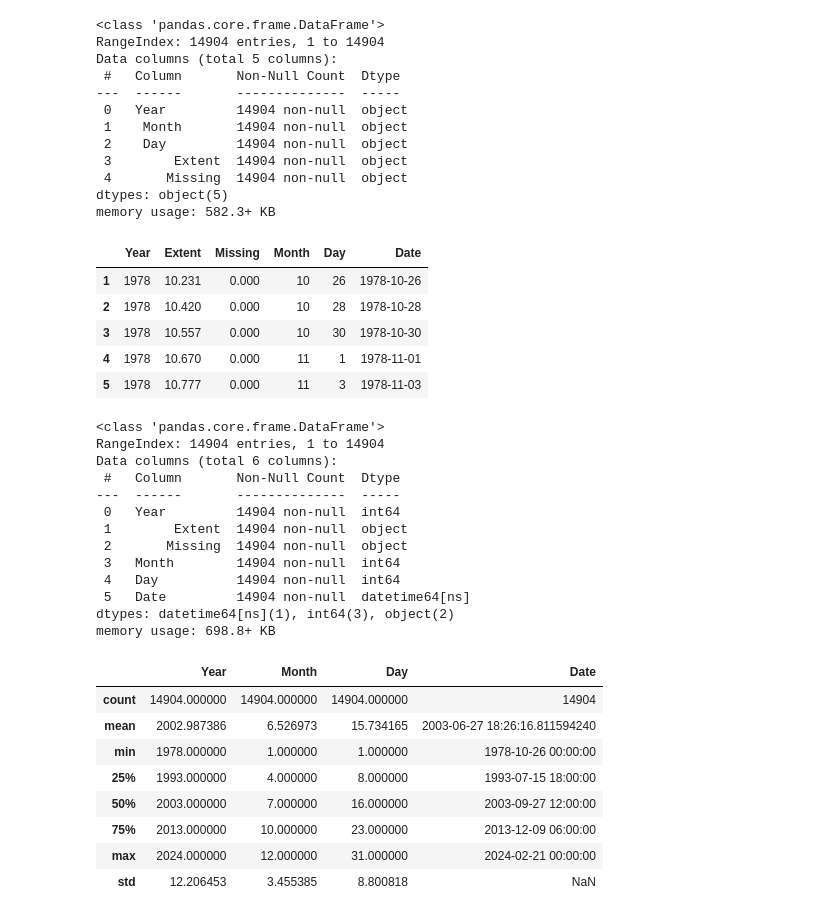
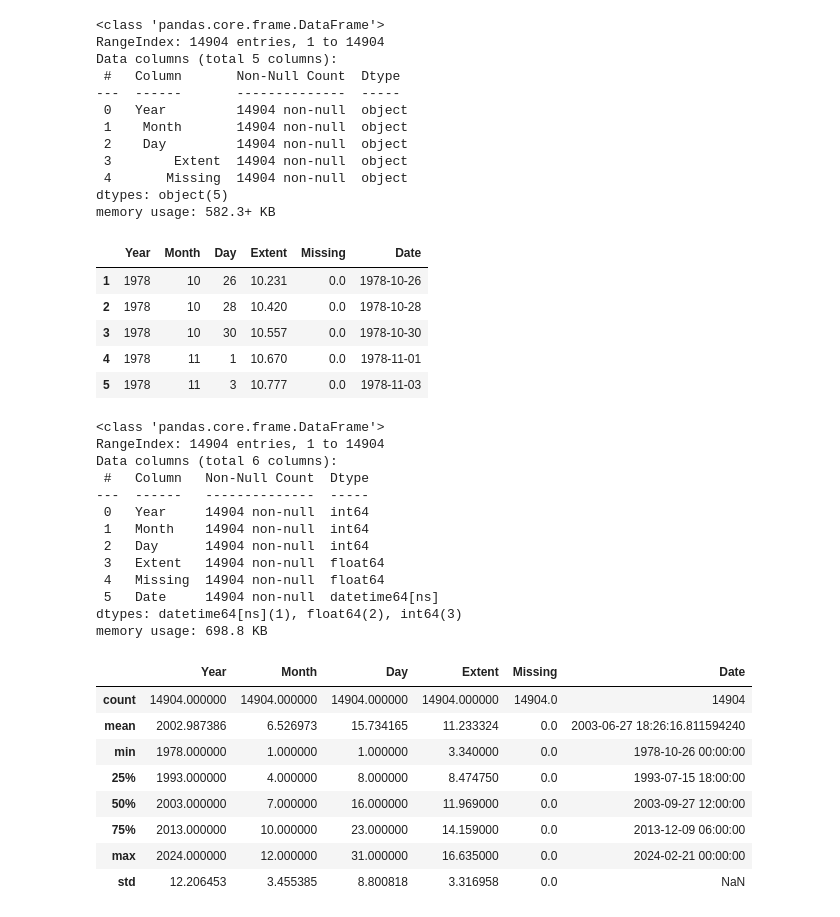
Before and after one commit to dilancroos/ice_extent, a Jupyter notebook: sea_ice.ipynb, the cells around one changed output. Cells and saved outputs as stored; diff of their text form; code cells hidden in the pictures.

```diff
--- a/sea_ice.ipynb
+++ b/sea_ice.ipynb
@@ -247,48 +247,52 @@ Data columns (total 5 columns):
 dtypes: object(5)
 memory usage: 582.3+ KB
 # %%
-# Change the Year, Month and Day columns to integers
+# Change the Year, Month, Day, Missing and Extent columns to integers
 n_seaice_clean['Year'] = n_seaice_clean['Year'].astype(int)
 n_seaice_clean['Month'] = n_seaice_clean[' Month'].astype(int)
 n_seaice_clean['Day'] = n_seaice_clean[' Day'].astype(int)
+n_seaice_clean['Extent'] = n_seaice_clean['     Extent'].astype(float)
+n_seaice_clean['Missing'] = n_seaice_clean['    Missing'].astype(float)
 n_seaice_clean =(n_seaice_clean
                  .drop([' Month'], axis=1)
                  .drop([' Day'], axis=1)
+                 .drop(['     Extent'], axis=1)
+                 .drop(['    Missing'], axis=1)
                  )
 n_seaice_clean['Date'] = pd.to_datetime(n_seaice_clean[['Year', 'Month', 'Day']])
 n_seaice_clean.head()
 # %% [output]
-|  | Year | Extent | Missing | Month | Day | Date |
-| 1 | 1978 | 10.231 | 0.000 | 10 | 26 | 1978-10-26 |
-| 2 | 1978 | 10.420 | 0.000 | 10 | 28 | 1978-10-28 |
-| 3 | 1978 | 10.557 | 0.000 | 10 | 30 | 1978-10-30 |
-| 4 | 1978 | 10.670 | 0.000 | 11 | 1 | 1978-11-01 |
-| 5 | 1978 | 10.777 | 0.000 | 11 | 3 | 1978-11-03 |
+|  | Year | Month | Day | Extent | Missing | Date |
+| 1 | 1978 | 10 | 26 | 10.231 | 0.0 | 1978-10-26 |
+| 2 | 1978 | 10 | 28 | 10.420 | 0.0 | 1978-10-28 |
+| 3 | 1978 | 10 | 30 | 10.557 | 0.0 | 1978-10-30 |
+| 4 | 1978 | 11 | 1 | 10.670 | 0.0 | 1978-11-01 |
+| 5 | 1978 | 11 | 3 | 10.777 | 0.0 | 1978-11-03 |
 # %%
 n_seaice_clean.info()
 # %% [output]
 <class 'pandas.core.frame.DataFrame'>
 RangeIndex: 14904 entries, 1 to 14904
 Data columns (total 6 columns):
- #   Column       Non-Null Count  Dtype
----  ------       --------------  -----
- 0   Year         14904 non-null  int64
- 1        Extent  14904 non-null  object
- 2       Missing  14904 non-null  object
- 3   Month        14904 non-null  int64
- 4   Day          14904 non-null  int64
- 5   Date         14904 non-null  datetime64[ns]
-dtypes: datetime64[ns](1), int64(3), object(2)
-memory usage: 698.8+ KB
+ #   Column   Non-Null Count  Dtype
+---  ------   --------------  -----
+ 0   Year     14904 non-null  int64
+ 1   Month    14904 non-null  int64
+ 2   Day      14904 non-null  int64
+ 3   Extent   14904 non-null  float64
+ 4   Missing  14904 non-null  float64
+ 5   Date     14904 non-null  datetime64[ns]
+dtypes: datetime64[ns](1), float64(2), int64(3)
+memory usage: 698.8 KB
 # %%
 n_seaice_clean.describe()
 # %% [output]
-|  | Year | Month | Day | Date |
-| count | 14904.000000 | 14904.000000 | 14904.000000 | 14904 |
-| mean | 2002.987386 | 6.526973 | 15.734165 | 2003-06-27 18:26:16.811594240 |
-| min | 1978.000000 | 1.000000 | 1.000000 | 1978-10-26 00:00:00 |
-| 25% | 1993.000000 | 4.000000 | 8.000000 | 1993-07-15 18:00:00 |
-| 50% | 2003.000000 | 7.000000 | 16.000000 | 2003-09-27 12:00:00 |
-| 75% | 2013.000000 | 10.000000 | 23.000000 | 2013-12-09 06:00:00 |
-| max | 2024.000000 | 12.000000 | 31.000000 | 2024-02-21 00:00:00 |
-| std | 12.206453 | 3.455385 | 8.800818 | NaN |
+|  | Year | Month | Day | Extent | Missing | Date |
+| count | 14904.000000 | 14904.000000 | 14904.000000 | 14904.000000 | 14904.0 | 14904 |
+| mean | 2002.987386 | 6.526973 | 15.734165 | 11.233324 | 0.0 | 2003-06-27 18:26:16.811594240 |
+| min | 1978.000000 | 1.000000 | 1.000000 | 3.340000 | 0.0 | 1978-10-26 00:00:00 |
+| 25% | 1993.000000 | 4.000000 | 8.000000 | 8.474750 | 0.0 | 1993-07-15 18:00:00 |
+| 50% | 2003.000000 | 7.000000 | 16.000000 | 11.969000 | 0.0 | 2003-09-27 12:00:00 |
+| 75% | 2013.000000 | 10.000000 | 23.000000 | 14.159000 | 0.0 | 2013-12-09 06:00:00 |
+| max | 2024.000000 | 12.000000 | 31.000000 | 16.635000 | 0.0 | 2024-02-21 00:00:00 |
+| std | 12.206453 | 3.455385 | 8.800818 | 3.316958 | 0.0 | NaN |
```
Also changed, not shown: parts of 21 cells of this notebook.
